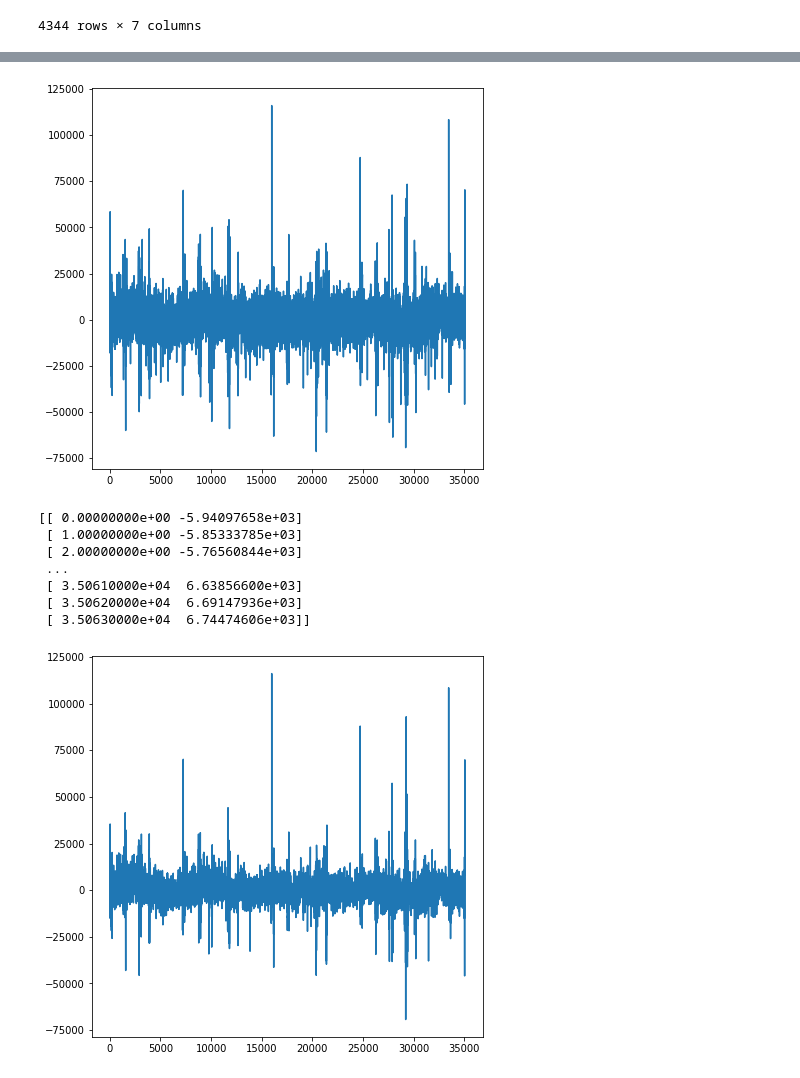
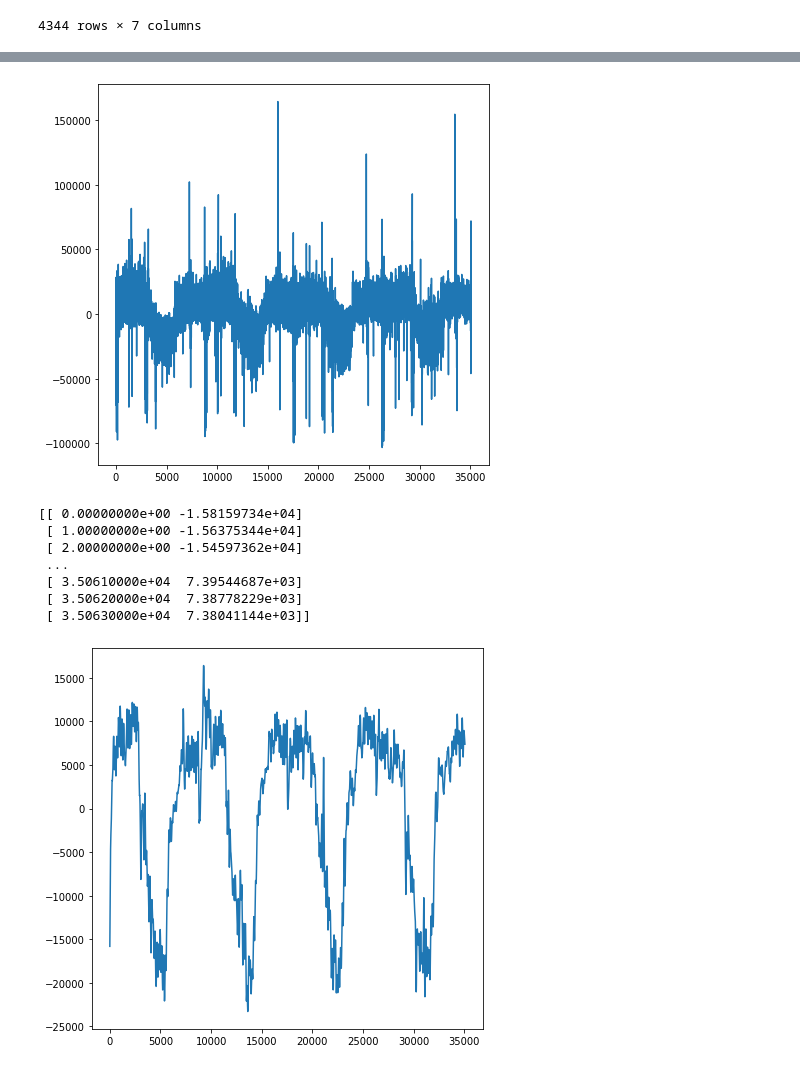
Before and after one commit to 0dminnimda/NTO_bigdata_2022_final, a Jupyter notebook: Baseline.ipynb, the cells around one changed output, grey strips where cells are left out. Cells and saved outputs as stored; diff of their text form; code cells hidden in the pictures.

```diff
--- a/Baseline.ipynb
+++ b/Baseline.ipynb
@@ -203,18 +232,17 @@ plt.plot(train["total"])
 # %%
 values = train["total"]
-periods = ["24*365", "12", "24", "24*7*4", "24*365//4", "24*365//2"]
-old_seasonals = {n: [] for n in periods}
+# periods = list(map(str, list(most_periods)))
+periods = ["24*365", "2", "12", "24", "96", "24*7*4", "24*365//4", "24*365//2"]
+old_seasonals = defaultdict(list)
 
-for period in periods*20:# + periods[::-1] + periods:
-    print(period)
+for i, period in enumerate(periods):
+    print(i, period, end=", ")
     decomposed = my_decompose(values, period)
-
-    # plt.plot(decomposed.seasonal[:eval(period)])
-    # plt.show()
 
     values -= decomposed.seasonal
     old_seasonals[period].append(decomposed.seasonal)
 
+    print()
     plt.plot(values)
     plt.show()
 
@@ -222,9 +250,9 @@ seasonals = dict()
 for period, seasonal in old_seasonals.items():
     period = eval(period)
     seasonal = np.sum(seasonal, axis=0)
+    seasonal = seasonal[:len(seasonal) - len(seasonal)%period]
 
-    sections = np.split(seasonal, range(period, len(seasonal) - len(seasonal)%period, period))
-    if len(sections[-1]) != period:
-        del sections[-1]
+    sections = np.split(seasonal, range(period, len(seasonal), period))
+    print(np.diff(sections, axis=0).T)
     seasonals[period] = np.mean(sections, axis=0)
 # %% [output]
@@ -388,26 +381,26 @@ plt.show()
 plt.plot(values[:])
 plt.show()
 # %% [output]
-[figure, old version]
+[figure, new version]
 # %%
-print(lowess(values, np.arange(len(values)), frac=0.004))
+frac = 0.004
+print(lowess(values, np.arange(len(values)), frac=frac))
 train["leftovers"] = values
 
 noise = train["leftovers"]
 
-frac = 0.0002
 train["smoothed_leftovers"] = lowess(values, np.arange(len(values)), frac=frac)[:, 1]
 plt.plot(train["smoothed_leftovers"])
 plt.show()
 # %% [output]
-[[ 0.00000000e+00 -5.94097658e+03]
- [ 1.00000000e+00 -5.85333785e+03]
- [ 2.00000000e+00 -5.76560844e+03]
+[[ 0.00000000e+00 -1.58159734e+04]
+ [ 1.00000000e+00 -1.56375344e+04]
+ [ 2.00000000e+00 -1.54597362e+04]
  ...
- [ 3.50610000e+04  6.63856600e+03]
- [ 3.50620000e+04  6.69147936e+03]
- [ 3.50630000e+04  6.74474606e+03]]
+ [ 3.50610000e+04  7.39544687e+03]
+ [ 3.50620000e+04  7.38778229e+03]
+ [ 3.50630000e+04  7.38041144e+03]]
-[figure, old version]
+[figure, new version]
 # %%
 train.sort_values(by=["season", "month", "is_weekend", "weekday", "hour", "week_of_year", "year"])
 # %% [output]
```
Also changed, not shown: parts of 32 cells of this notebook.
